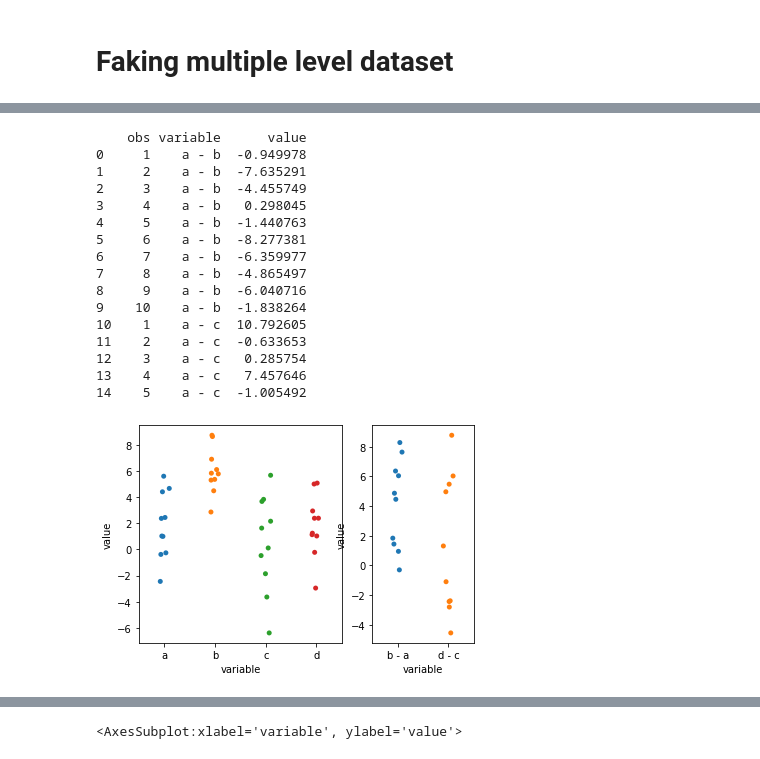
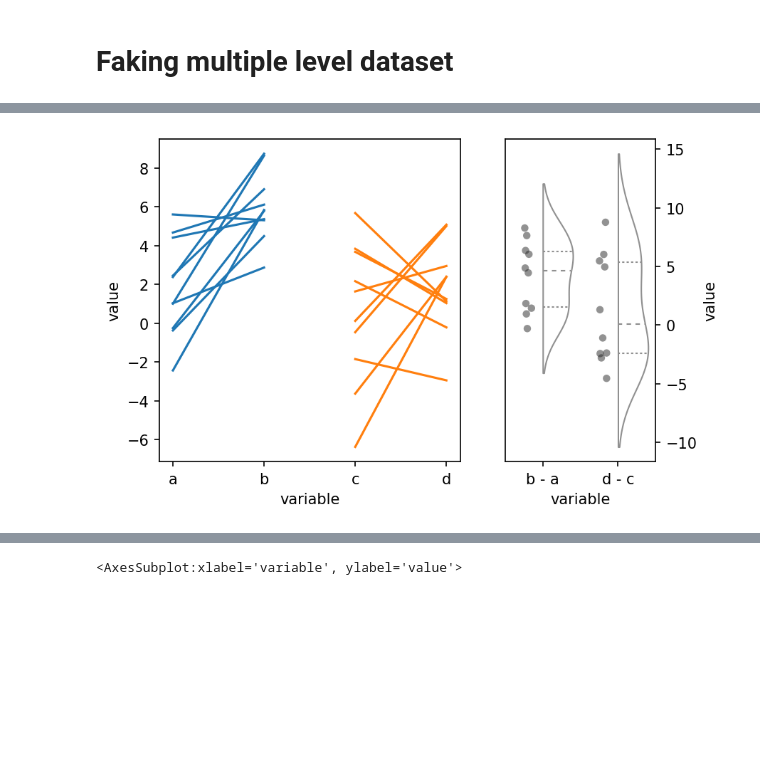
Before and after one commit to lcdunne/visualisation, a Jupyter notebook: single_gardner_altman.ipynb, the cells around one changed output, grey strips where cells are left out. Saved outputs shown, nothing was run; the diff lists cells and outputs as text; code cells hidden in the pictures; blank space fills up the shorter version.

Commit message:
Functionise the plot

```diff
--- a/single_gardner_altman.ipynb
+++ b/single_gardner_altman.ipynb
@@ -223,71 +228,67 @@ plt.show()
 # %%
 import numpy as np
 import pandas as pd
 import itertools
 
 n = 10
 
 np.random.seed(0)
 
 df = pd.DataFrame(
     {
         'obs': np.arange(1, n+1),
         'a': np.random.normal(0, 2.5, n),
         'b': np.random.normal(5, 2.5, n),
         'c': np.random.normal(0, 2.5, n),
         'd': np.random.normal(2, 2.5, n)
     }
 ).melt(id_vars='obs')
 
-def get_diffs(data, id_vars, var_name, value_name):
-    # My approach to getting differences
-    wide = df.pivot_table(index='obs', values=value_name, columns=var_name)
-    # Compute differences
-    for a, b in itertools.permutations(df[var_name].unique(), 2):
-        wide[f"{a} - {b}"] = wide[a] - wide[b]
-    return wide[[c for c in wide.columns if '-' in c]].reset_index().melt(id_vars=id_vars)
-
-# wide = df.pivot_table(index='obs', values='value', columns='variable')
-
-# # Compute differences
-# for a, b in itertools.permutations(df['variable'].unique(), 2):
-#     wide[f"{a} - {b}"] = wide[a] - wide[b]
-
-# differences = wide[[c for c in wide.columns if '-' in c]].reset_index().melt(id_vars='obs')
-# print(differences.head(15))
-
-# # From SO approach
 def get_diffs(data, id_vars, var_name='variable', value_name='value'):
-    # Adapted from sctackoverflow approach
+    # Takes data in long format and computes differences between
     groups = data.set_index(id_vars).groupby(var_name)[value_name]
     diffs = {f'{k1} - {k2}': g1-g2 for (k1, g1), (k2, g2) in itertools.permutations(groups, 2)}
     return pd.concat(diffs, names=[var_name]).reset_index()
 
-# differences = get_diffs(data=df, id_vars='obs', var_name='variable', value_name='value')
+# Inputs --------------------------------------------------------------------- #
+x = 'variable'
+y = 'value'
+subject = 'obs'
 
-diffs_to_plot = ['b - a', 'd - c']
+# Get the differences
+differences = get_diffs(data=df, id_vars=subject, var_name=x, value_name=y)
 
-fig, ax  =plt.subplots(1,2, gridspec_kw={'width_ratios': [2,1]})
+diffs_to_plot = ['b - a', 'd - c'] # Only care about specific differences
+differences = differences.loc[differences[x].isin(diffs_to_plot)]
 
-sns.stripplot(x='variable', y='value', data=df, ax=ax[0])
-sns.stripplot(x='variable', y='value', data=differences.loc[differences['variable'].isin(diffs_to_plot)], ax=ax[1])
+df[x] = pd.Categorical(df[x], categories = ['a', 'b', 'c', 'd'], ordered=True)
+differences[x] = pd.Categorical(differences[x], categories=diffs_to_plot, ordered=True)
 
+
+fig, ax = plt.subplots(1,2, dpi=150, gridspec_kw={'width_ratios': [2,1]})
+# sns.stripplot(x=x, y=y, data=df, ax=ax[0])
+
+
+sns.lineplot(x=x, y=y, ax=ax[0],
+             data=df.loc[df[x].isin(['a', 'b'])],
+             units=subject, estimator=None)
+sns.lineplot(x=x, y=y, ax=ax[0],
+             data=df.loc[df[x].isin(['c', 'd'])],
+             units=subject, estimator=None)
+
+# sns.stripplot(x=x, y=y, data=differences, ax=ax[1])
+chopplot(
+    plot_type='violin', data=differences, x=x, y=y, color='white',
+    linewidth=1, alpha=0.5, side=1, inner='quartile', ax=ax[1]
+)
+chopplot(
+    plot_type='strip', data=differences, x=x, y=y, color='white',
+    linewidth=0, alpha=0.5, side=-1, ax=ax[1]
+)
+
+
+ax[1].yaxis.tick_right()
+ax[1].yaxis.set_label_position('right')
 plt.show()
 # %% [output]
-    obs variable      value
-0     1    a - b  -0.949978
-1     2    a - b  -7.635291
-2     3    a - b  -4.455749
-3     4    a - b   0.298045
-4     5    a - b  -1.440763
-5     6    a - b  -8.277381
-6     7    a - b  -6.359977
-7     8    a - b  -4.865497
-8     9    a - b  -6.040716
-9    10    a - b  -1.838264
-10    1    a - c  10.792605
-11    2    a - c  -0.633653
-12    3    a - c   0.285754
-13    4    a - c   7.457646
-14    5    a - c  -1.005492
-[figure, old version]
+[figure, new version]
```
Also changed, not shown: parts of 3 cells of this notebook.
